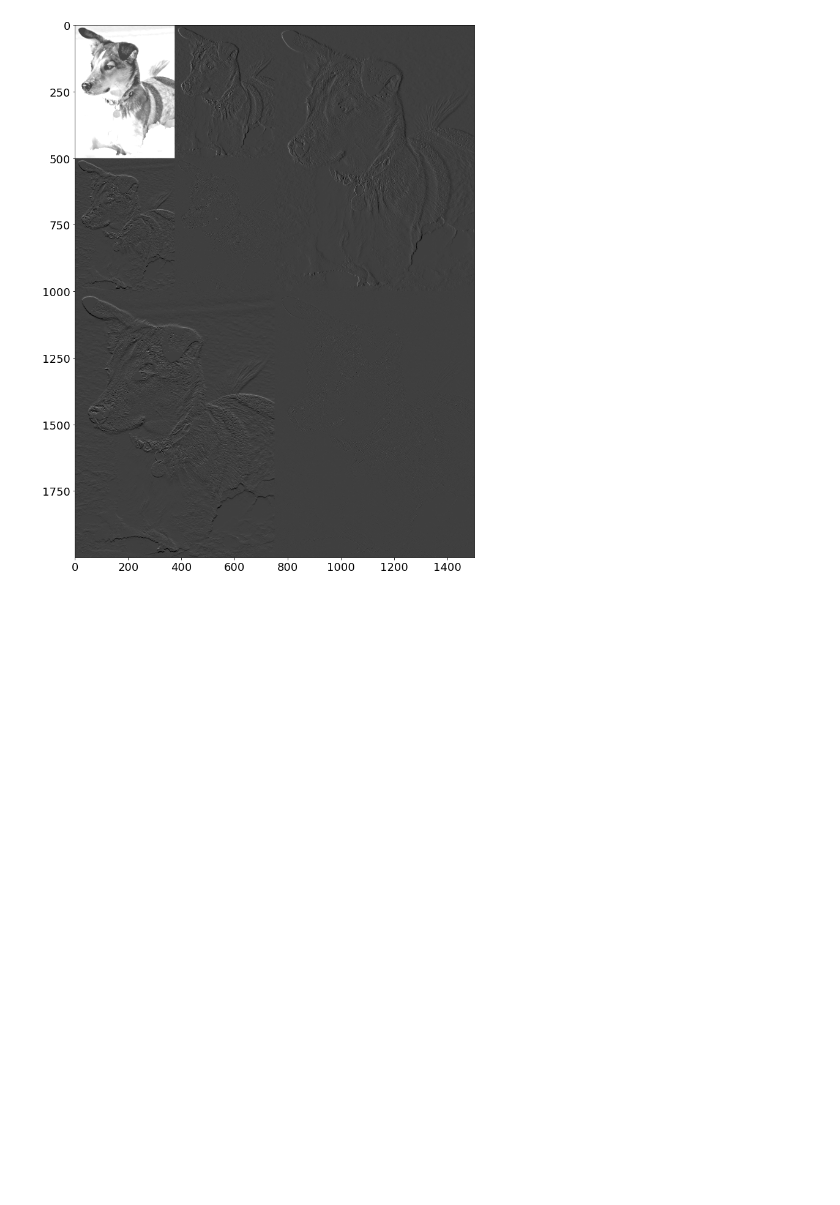
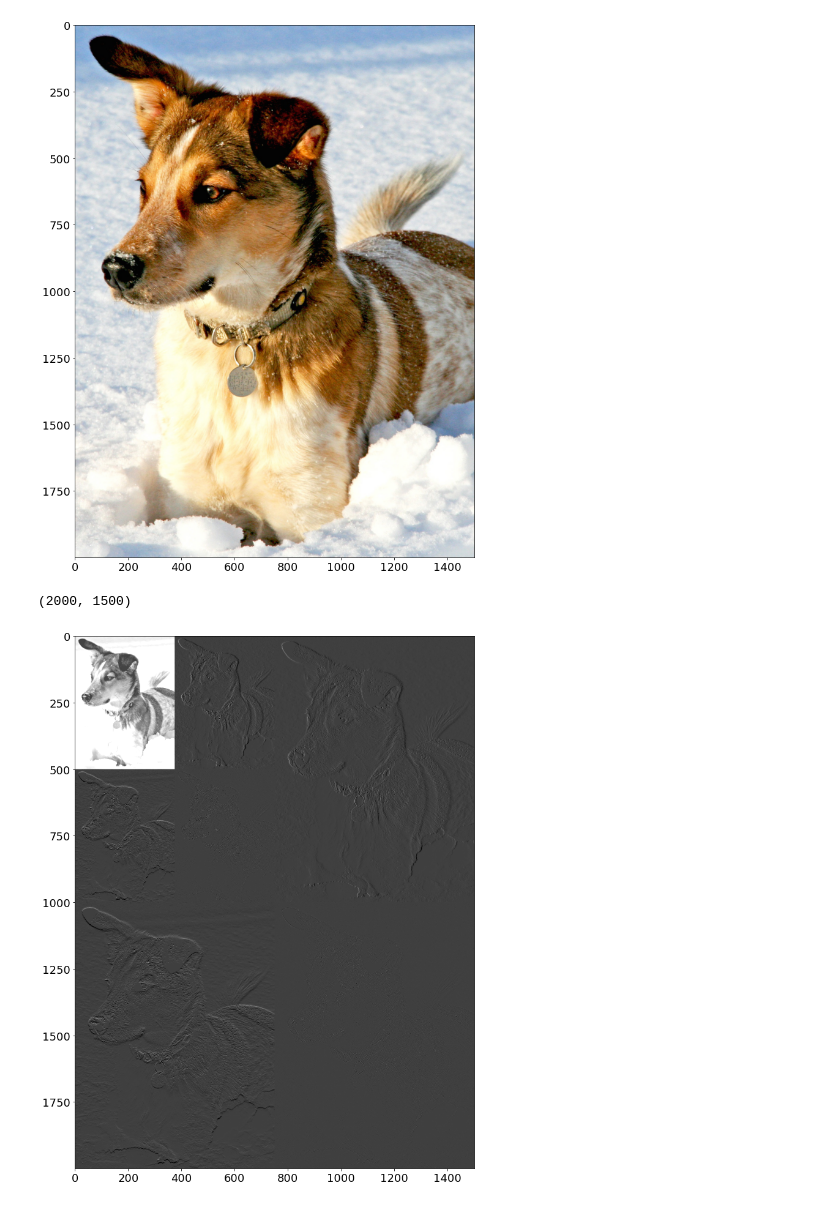
Before and after one commit to radmir-s/databook_python, a Jupyter notebook: CH02/CH02_SEC06_4_Wavelet.ipynb, the cells around one changed output. Drawn from its saved outputs; the diff is of its cells as text; code cells hidden in the pictures; blank space fills up the shorter version.

```diff
--- a/CH02/CH02_SEC06_4_Wavelet.ipynb
+++ b/CH02/CH02_SEC06_4_Wavelet.ipynb
@@ -12,6 +12,15 @@ plt.rcParams.update({'font.size': 18})
 
 A = imread(os.path.join('..','DATA','dog.jpg'))
 B = np.mean(A, -1); # Convert RGB to grayscale
+# %%
+plt.imshow(A)
+plt.show()
+# %% [output]
+[figure, added]
+# %%
+B.shape
+# %% [output]
+(2000, 1500)
 # %%
 ## Wavelet decomposition (2 level)
 n = 2
```
Also changed, not shown: 1 other file.
